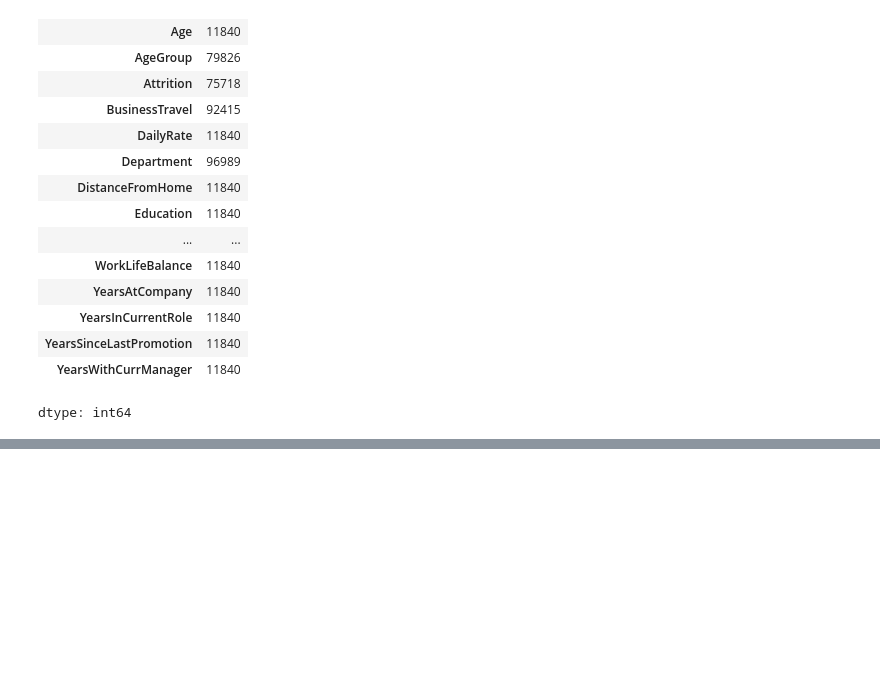
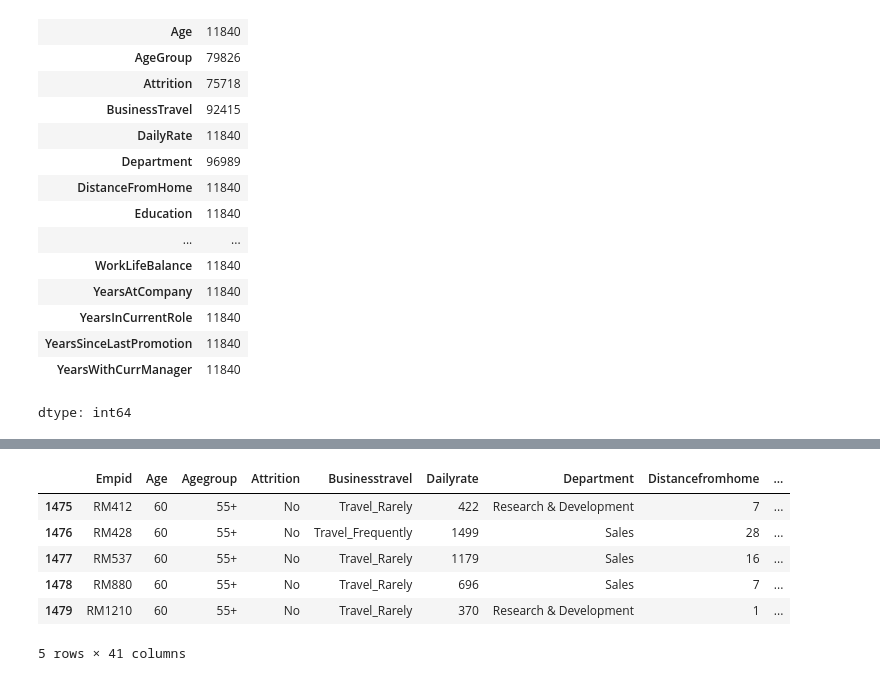
Before and after one commit to Rohit3435/HR-Analytics-PowerBI-Dashboard, a Jupyter notebook: HR_Analytics_End_to_End_Project.ipynb, the cells around one changed output, grey strips where cells are left out. Cells and saved outputs as stored; diff of their text form; code cells hidden in the pictures; blank space fills up the shorter version.

```diff
--- a/HR_Analytics_End_to_End_Project.ipynb
+++ b/HR_Analytics_End_to_End_Project.ipynb
@@ -161,0 +234,10 @@ dtype: int64
+# %%
+df.tail()
+# %% [output]
+|  | Empid | Age | Agegroup | Attrition | Businesstravel | Dailyrate | Department | Distancefromhome | ... |
+| 1475 | RM412 | 60 | 55+ | No | Travel_Rarely | 422 | Research & Development | 7 | ... |
+| 1476 | RM428 | 60 | 55+ | No | Travel_Frequently | 1499 | Sales | 28 | ... |
+| 1477 | RM537 | 60 | 55+ | No | Travel_Rarely | 1179 | Sales | 16 | ... |
+| 1478 | RM880 | 60 | 55+ | No | Travel_Rarely | 696 | Sales | 7 | ... |
+| 1479 | RM1210 | 60 | 55+ | No | Travel_Rarely | 370 | Research & Development | 1 | ... |
+5 rows × 41 columns
```
Also changed, not shown: parts of 12 cells of this notebook.
